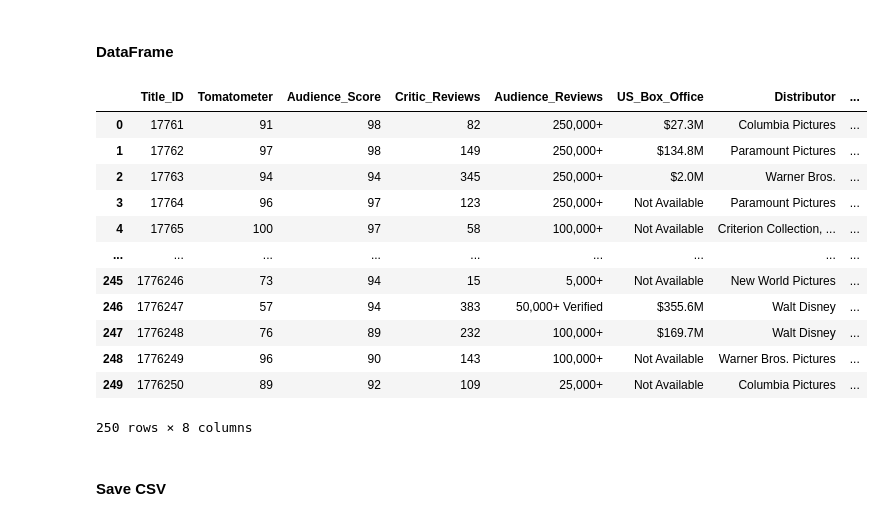
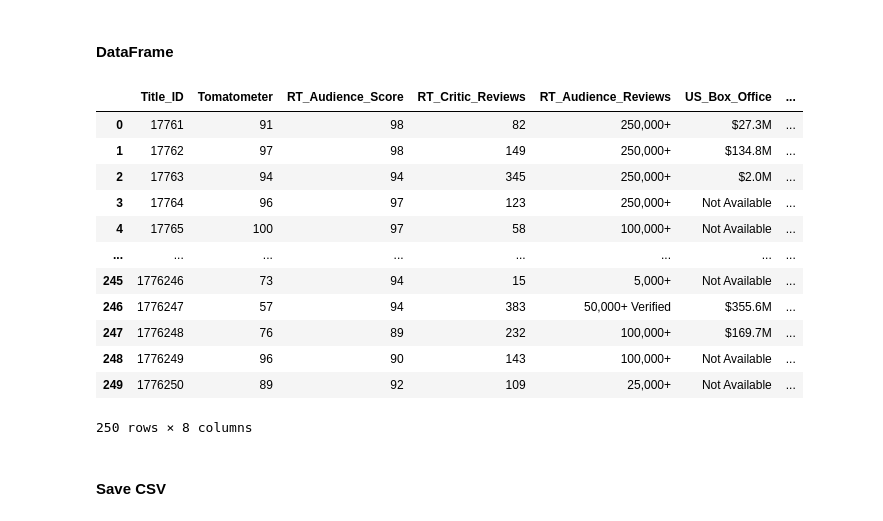
Before and after one commit to HannahSolima/Capstone, a Jupyter notebook: Notebooks/WS_RT.ipynb, the cells around one changed output. Drawn from its saved outputs; the diff is of its cells as text; code cells hidden in the pictures.

```diff
--- a/Notebooks/WS_RT.ipynb
+++ b/Notebooks/WS_RT.ipynb
@@ -377,24 +377,24 @@ title_id = ['17761', '17762', '17763', '17764', '17765', '17766', '17767', '1776
 # %% [markdown]
 #### DataFrame
 # %%
-table = {'Title_ID':title_id,'Tomatometer':tom_score,'Critic_Reviews':crit_rev,'Audience_Score':aud_score, 'Audience_Reviews': aud_rev, 'US_Box_Office': box, 'Distributor':dist,'Original_Language':org_lang}
+table = {'Title_ID':title_id,'Tomatometer':tom_score,'RT_Critic_Reviews':crit_rev,'RT_Audience_Score':aud_score, 'RT_Audience_Reviews': aud_rev, 'US_Box_Office': box, 'Distributor':dist,'Original_Language':org_lang}
 
-Rotten_Tomatoes = pd.DataFrame(table, columns=['Title_ID','Tomatometer', 'Audience_Score', 'Critic_Reviews', 'Audience_Reviews', 'US_Box_Office', 'Distributor', 'Original_Language'])
+Rotten_Tomatoes = pd.DataFrame(table, columns=['Title_ID','Tomatometer', 'RT_Audience_Score', 'RT_Critic_Reviews', 'RT_Audience_Reviews', 'US_Box_Office', 'Distributor', 'Original_Language'])
 
 Rotten_Tomatoes
 # %% [output]
-|  | Title_ID | Tomatometer | Audience_Score | Critic_Reviews | Audience_Reviews | US_Box_Office | Distributor | ... |
-| 0 | 17761 | 91 | 98 | 82 | 250,000+ | $27.3M | Columbia Pictures | ... |
-| 1 | 17762 | 97 | 98 | 149 | 250,000+ | $134.8M | Paramount Pictures | ... |
-| 2 | 17763 | 94 | 94 | 345 | 250,000+ | $2.0M | Warner Bros. | ... |
-| 3 | 17764 | 96 | 97 | 123 | 250,000+ | Not Available | Paramount Pictures | ... |
-| 4 | 17765 | 100 | 97 | 58 | 100,000+ | Not Available | Criterion Collection, ... | ... |
-| ... | ... | ... | ... | ... | ... | ... | ... | ... |
-| 245 | 1776246 | 73 | 94 | 15 | 5,000+ | Not Available | New World Pictures | ... |
-| 246 | 1776247 | 57 | 94 | 383 | 50,000+ Verified | $355.6M | Walt Disney | ... |
-| 247 | 1776248 | 76 | 89 | 232 | 100,000+ | $169.7M | Walt Disney | ... |
-| 248 | 1776249 | 96 | 90 | 143 | 100,000+ | Not Available | Warner Bros. Pictures | ... |
-| 249 | 1776250 | 89 | 92 | 109 | 25,000+ | Not Available | Columbia Pictures | ... |
+|  | Title_ID | Tomatometer | RT_Audience_Score | RT_Critic_Reviews | RT_Audience_Reviews | US_Box_Office | ... |
+| 0 | 17761 | 91 | 98 | 82 | 250,000+ | $27.3M | ... |
+| 1 | 17762 | 97 | 98 | 149 | 250,000+ | $134.8M | ... |
+| 2 | 17763 | 94 | 94 | 345 | 250,000+ | $2.0M | ... |
+| 3 | 17764 | 96 | 97 | 123 | 250,000+ | Not Available | ... |
+| 4 | 17765 | 100 | 97 | 58 | 100,000+ | Not Available | ... |
+| ... | ... | ... | ... | ... | ... | ... | ... |
+| 245 | 1776246 | 73 | 94 | 15 | 5,000+ | Not Available | ... |
+| 246 | 1776247 | 57 | 94 | 383 | 50,000+ Verified | $355.6M | ... |
+| 247 | 1776248 | 76 | 89 | 232 | 100,000+ | $169.7M | ... |
+| 248 | 1776249 | 96 | 90 | 143 | 100,000+ | Not Available | ... |
+| 249 | 1776250 | 89 | 92 | 109 | 25,000+ | Not Available | ... |
 250 rows × 8 columns
 # %% [markdown]
 #### Save CSV
```
Also changed, not shown: 2 other files.
